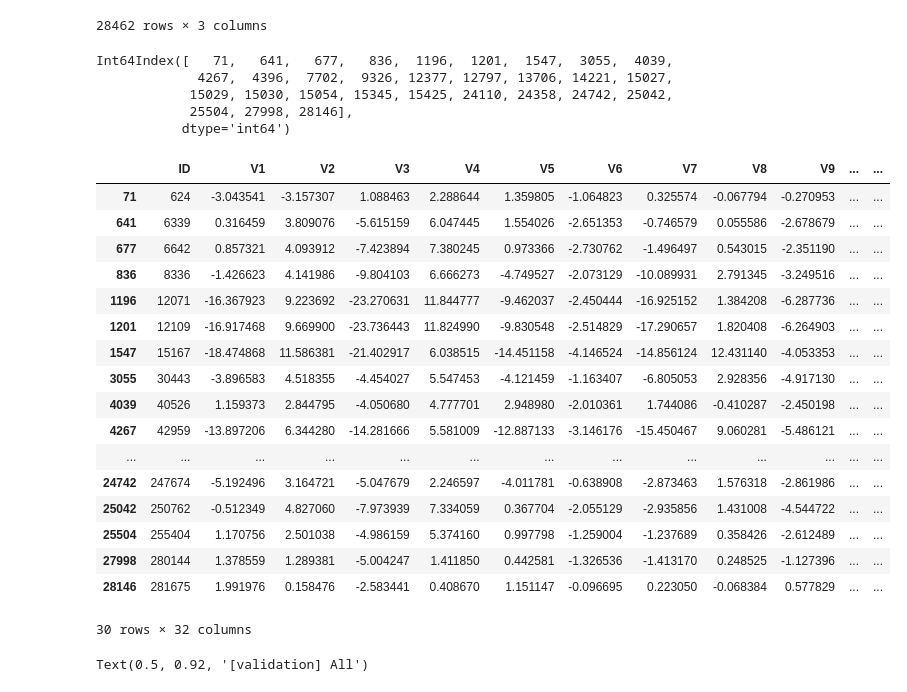
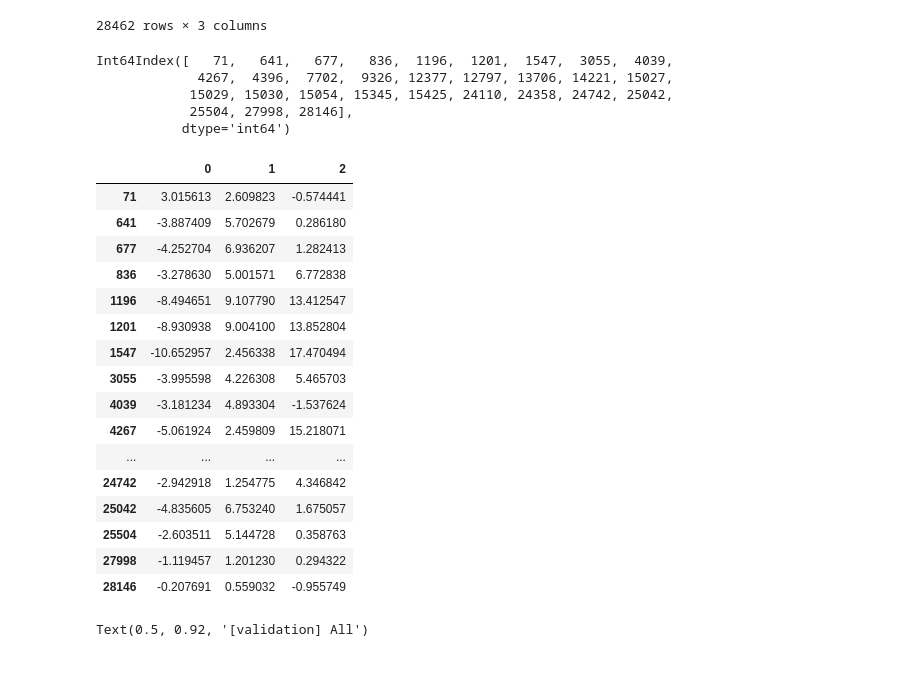
Before and after one commit to Hello-Hyuk/Credit_card_fraud, a Jupyter notebook: 2_PCA_plot.ipynb, the cells around one changed output. Cells and saved outputs as stored; diff of their text form; code cells hidden in the pictures.

```diff
--- a/2_PCA_plot.ipynb
+++ b/2_PCA_plot.ipynb
@@ -168,33 +163,32 @@ pd.DataFrame(val_x)
 # %%
 val_idx_1 = val_df[(val_df.Class == 1)].index
 print(val_idx_1)
 
-val_x_modify = val_df.iloc[val_idx_1, :]
+val_x_modify = pd.DataFrame(val_x).iloc[val_idx_1, :]
 val_x_modify
 # %% [output]
 Int64Index([   71,   641,   677,   836,  1196,  1201,  1547,  3055,  4039,
              4267,  4396,  7702,  9326, 12377, 12797, 13706, 14221, 15027,
             15029, 15030, 15054, 15345, 15425, 24110, 24358, 24742, 25042,
             25504, 27998, 28146],
            dtype='int64')
-|  | ID | V1 | V2 | V3 | V4 | V5 | V6 | V7 | V8 | V9 | ... | ... |
-| 71 | 624 | -3.043541 | -3.157307 | 1.088463 | 2.288644 | 1.359805 | -1.064823 | 0.325574 | -0.067794 | -0.270953 | ... | ... |
-| 641 | 6339 | 0.316459 | 3.809076 | -5.615159 | 6.047445 | 1.554026 | -2.651353 | -0.746579 | 0.055586 | -2.678679 | ... | ... |
-| 677 | 6642 | 0.857321 | 4.093912 | -7.423894 | 7.380245 | 0.973366 | -2.730762 | -1.496497 | 0.543015 | -2.351190 | ... | ... |
-| 836 | 8336 | -1.426623 | 4.141986 | -9.804103 | 6.666273 | -4.749527 | -2.073129 | -10.089931 | 2.791345 | -3.249516 | ... | ... |
-| 1196 | 12071 | -16.367923 | 9.223692 | -23.270631 | 11.844777 | -9.462037 | -2.450444 | -16.925152 | 1.384208 | -6.287736 | ... | ... |
-| 1201 | 12109 | -16.917468 | 9.669900 | -23.736443 | 11.824990 | -9.830548 | -2.514829 | -17.290657 | 1.820408 | -6.264903 | ... | ... |
-| 1547 | 15167 | -18.474868 | 11.586381 | -21.402917 | 6.038515 | -14.451158 | -4.146524 | -14.856124 | 12.431140 | -4.053353 | ... | ... |
-| 3055 | 30443 | -3.896583 | 4.518355 | -4.454027 | 5.547453 | -4.121459 | -1.163407 | -6.805053 | 2.928356 | -4.917130 | ... | ... |
-| 4039 | 40526 | 1.159373 | 2.844795 | -4.050680 | 4.777701 | 2.948980 | -2.010361 | 1.744086 | -0.410287 | -2.450198 | ... | ... |
-| 4267 | 42959 | -13.897206 | 6.344280 | -14.281666 | 5.581009 | -12.887133 | -3.146176 | -15.450467 | 9.060281 | -5.486121 | ... | ... |
-| ... | ... | ... | ... | ... | ... | ... | ... | ... | ... | ... | ... | ... |
-| 24742 | 247674 | -5.192496 | 3.164721 | -5.047679 | 2.246597 | -4.011781 | -0.638908 | -2.873463 | 1.576318 | -2.861986 | ... | ... |
-| 25042 | 250762 | -0.512349 | 4.827060 | -7.973939 | 7.334059 | 0.367704 | -2.055129 | -2.935856 | 1.431008 | -4.544722 | ... | ... |
-| 25504 | 255404 | 1.170756 | 2.501038 | -4.986159 | 5.374160 | 0.997798 | -1.259004 | -1.237689 | 0.358426 | -2.612489 | ... | ... |
-| 27998 | 280144 | 1.378559 | 1.289381 | -5.004247 | 1.411850 | 0.442581 | -1.326536 | -1.413170 | 0.248525 | -1.127396 | ... | ... |
-| 28146 | 281675 | 1.991976 | 0.158476 | -2.583441 | 0.408670 | 1.151147 | -0.096695 | 0.223050 | -0.068384 | 0.577829 | ... | ... |
+|  | 0 | 1 | 2 |
+| 71 | 3.015613 | 2.609823 | -0.574441 |
+| 641 | -3.887409 | 5.702679 | 0.286180 |
+| 677 | -4.252704 | 6.936207 | 1.282413 |
+| 836 | -3.278630 | 5.001571 | 6.772838 |
+| 1196 | -8.494651 | 9.107790 | 13.412547 |
+| 1201 | -8.930938 | 9.004100 | 13.852804 |
+| 1547 | -10.652957 | 2.456338 | 17.470494 |
+| 3055 | -3.995598 | 4.226308 | 5.465703 |
+| 4039 | -3.181234 | 4.893304 | -1.537624 |
+| 4267 | -5.061924 | 2.459809 | 15.218071 |
+| ... | ... | ... | ... |
+| 24742 | -2.942918 | 1.254775 | 4.346842 |
+| 25042 | -4.835605 | 6.753240 | 1.675057 |
+| 25504 | -2.603511 | 5.144728 | 0.358763 |
+| 27998 | -1.119457 | 1.201230 | 0.294322 |
+| 28146 | -0.207691 | 0.559032 | -0.955749 |
-30 rows × 32 columns
 # %%
 fig = plt.figure(figsize=(20, 6))
 ax = fig.add_subplot(131, projection='3d')
```
Also changed, not shown: parts of 2 cells of this notebook.
